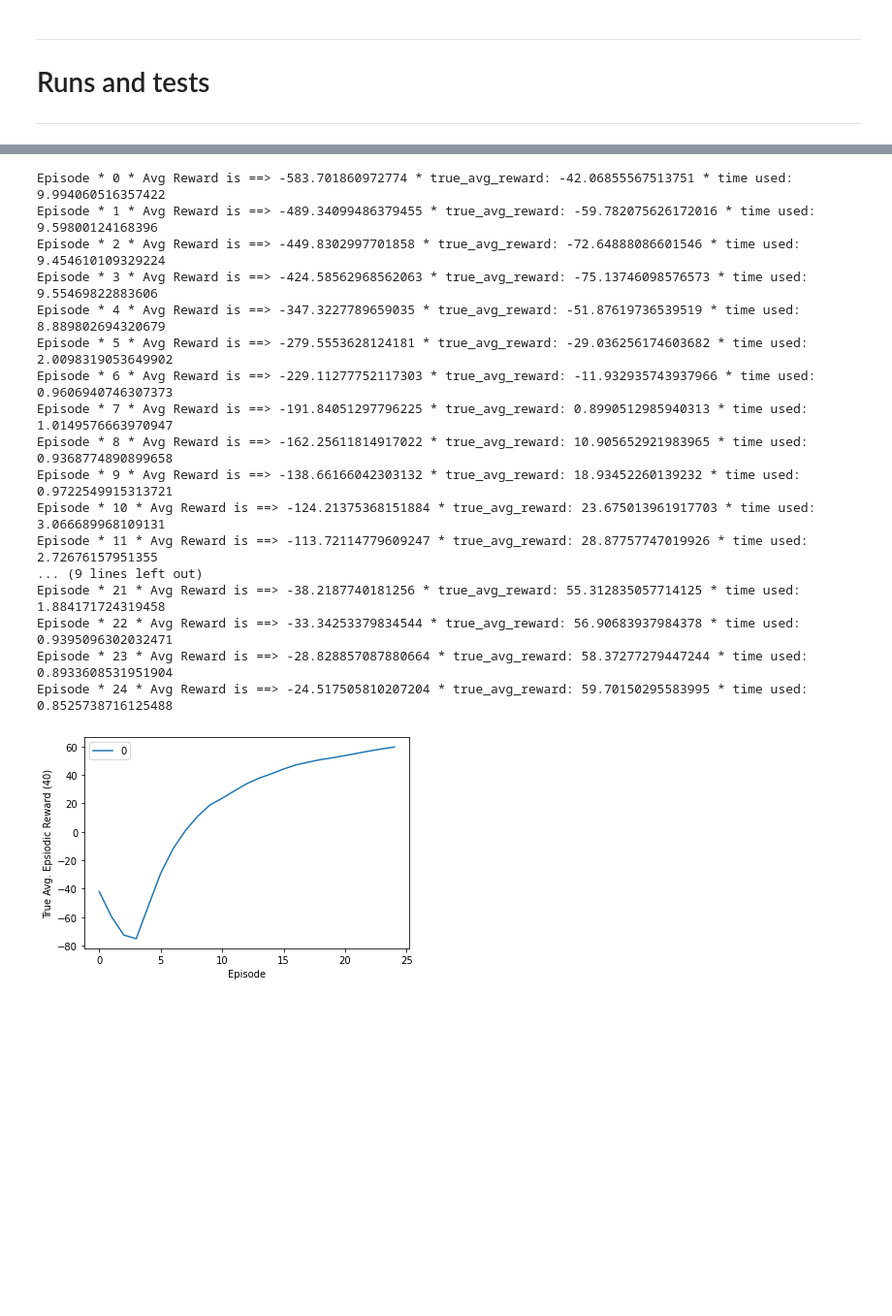
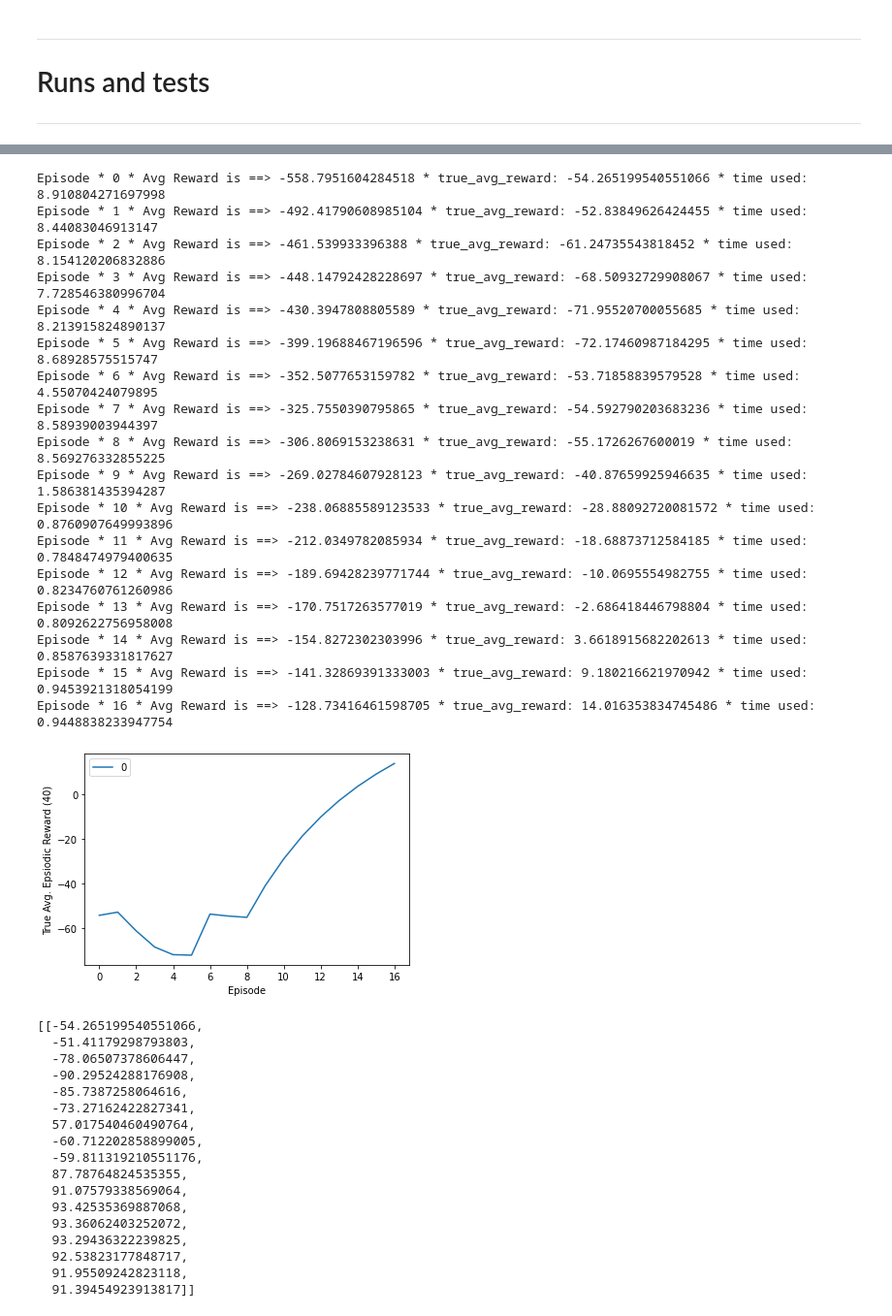
Before and after one commit to mnbvmnbv2/Mountain-Car, a Jupyter notebook: Car.ipynb, the cells around one changed output, grey strips where cells are left out. Shown at 97% size. Saved outputs shown, nothing was run; the diff lists cells and outputs as text; code cells hidden in the pictures; blank space fills up the shorter version.

```diff
--- a/Car.ipynb
+++ b/Car.ipynb
@@ -396,24 +374,41 @@ Episode * 9 * Avg Reward is ==> -22.043201339406743 * true_avg_reward: -22.04320
 # %%
-run(total_trials=1, total_episodes=25, use_momentum=True, save_weights=True)
+run(total_trials=1, total_episodes=17, use_momentum=True, save_weights=True)
 # %% [output]
-Episode * 0 * Avg Reward is ==> -583.701860972774 * true_avg_reward: -42.06855567513751 * time used: 9.994060516357422
-Episode * 1 * Avg Reward is ==> -489.34099486379455 * true_avg_reward: -59.782075626172016 * time used: 9.59800124168396
-Episode * 2 * Avg Reward is ==> -449.8302997701858 * true_avg_reward: -72.64888086601546 * time used: 9.454610109329224
-Episode * 3 * Avg Reward is ==> -424.58562968562063 * true_avg_reward: -75.13746098576573 * time used: 9.55469822883606
-Episode * 4 * Avg Reward is ==> -347.3227789659035 * true_avg_reward: -51.87619736539519 * time used: 8.889802694320679
-Episode * 5 * Avg Reward is ==> -279.5553628124181 * true_avg_reward: -29.036256174603682 * time used: 2.0098319053649902
-Episode * 6 * Avg Reward is ==> -229.11277752117303 * true_avg_reward: -11.932935743937966 * time used: 0.9606940746307373
-Episode * 7 * Avg Reward is ==> -191.84051297796225 * true_avg_reward: 0.8990512985940313 * time used: 1.0149576663970947
-Episode * 8 * Avg Reward is ==> -162.25611814917022 * true_avg_reward: 10.905652921983965 * time used: 0.9368774890899658
-Episode * 9 * Avg Reward is ==> -138.66166042303132 * true_avg_reward: 18.93452260139232 * time used: 0.9722549915313721
-Episode * 10 * Avg Reward is ==> -124.21375368151884 * true_avg_reward: 23.675013961917703 * time used: 3.066689968109131
-Episode * 11 * Avg Reward is ==> -113.72114779609247 * true_avg_reward: 28.87757747019926 * time used: 2.72676157951355
-... (9 lines left out)
-Episode * 21 * Avg Reward is ==> -38.2187740181256 * true_avg_reward: 55.312835057714125 * time used: 1.884171724319458
-Episode * 22 * Avg Reward is ==> -33.34253379834544 * true_avg_reward: 56.90683937984378 * time used: 0.9395096302032471
-Episode * 23 * Avg Reward is ==> -28.828857087880664 * true_avg_reward: 58.37277279447244 * time used: 0.8933608531951904
-Episode * 24 * Avg Reward is ==> -24.517505810207204 * true_avg_reward: 59.70150295583995 * time used: 0.8525738716125488
+Episode * 0 * Avg Reward is ==> -558.7951604284518 * true_avg_reward: -54.265199540551066 * time used: 8.910804271697998
+Episode * 1 * Avg Reward is ==> -492.41790608985104 * true_avg_reward: -52.83849626424455 * time used: 8.44083046913147
+Episode * 2 * Avg Reward is ==> -461.539933396388 * true_avg_reward: -61.24735543818452 * time used: 8.154120206832886
+Episode * 3 * Avg Reward is ==> -448.14792428228697 * true_avg_reward: -68.50932729908067 * time used: 7.728546380996704
+Episode * 4 * Avg Reward is ==> -430.3947808805589 * true_avg_reward: -71.95520700055685 * time used: 8.213915824890137
+Episode * 5 * Avg Reward is ==> -399.19688467196596 * true_avg_reward: -72.17460987184295 * time used: 8.68928575515747
+Episode * 6 * Avg Reward is ==> -352.5077653159782 * true_avg_reward: -53.71858839579528 * time used: 4.55070424079895
+Episode * 7 * Avg Reward is ==> -325.7550390795865 * true_avg_reward: -54.592790203683236 * time used: 8.58939003944397
+Episode * 8 * Avg Reward is ==> -306.8069153238631 * true_avg_reward: -55.1726267600019 * time used: 8.569276332855225
+Episode * 9 * Avg Reward is ==> -269.02784607928123 * true_avg_reward: -40.87659925946635 * time used: 1.586381435394287
+Episode * 10 * Avg Reward is ==> -238.06885589123533 * true_avg_reward: -28.88092720081572 * time used: 0.8760907649993896
+Episode * 11 * Avg Reward is ==> -212.0349782085934 * true_avg_reward: -18.68873712584185 * time used: 0.7848474979400635
+Episode * 12 * Avg Reward is ==> -189.69428239771744 * true_avg_reward: -10.0695554982755 * time used: 0.8234760761260986
+Episode * 13 * Avg Reward is ==> -170.7517263577019 * true_avg_reward: -2.686418446798804 * time used: 0.8092622756958008
+Episode * 14 * Avg Reward is ==> -154.8272302303996 * true_avg_reward: 3.6618915682202613 * time used: 0.8587639331817627
+Episode * 15 * Avg Reward is ==> -141.32869391333003 * true_avg_reward: 9.180216621970942 * time used: 0.9453921318054199
+Episode * 16 * Avg Reward is ==> -128.73416461598705 * true_avg_reward: 14.016353834745486 * time used: 0.9448838233947754
-[figure, old version]
+[figure, new version]
+[[-54.265199540551066,
+  -51.41179298793803,
+  -78.06507378606447,
+  -90.29524288176908,
+  -85.7387258064616,
+  -73.27162422827341,
+  57.017540460490764,
+  -60.712202858899005,
+  -59.811319210551176,
+  87.78764824535355,
+  91.07579338569064,
+  93.42535369887068,
+  93.36062403252072,
+  93.29436322239825,
+  92.53823177848717,
+  91.95509242823118,
+  91.39454923913817]]
 # %%
 test(render=True)
 # %% [output]
```
Also changed, not shown: parts of 2 cells of this notebook.
